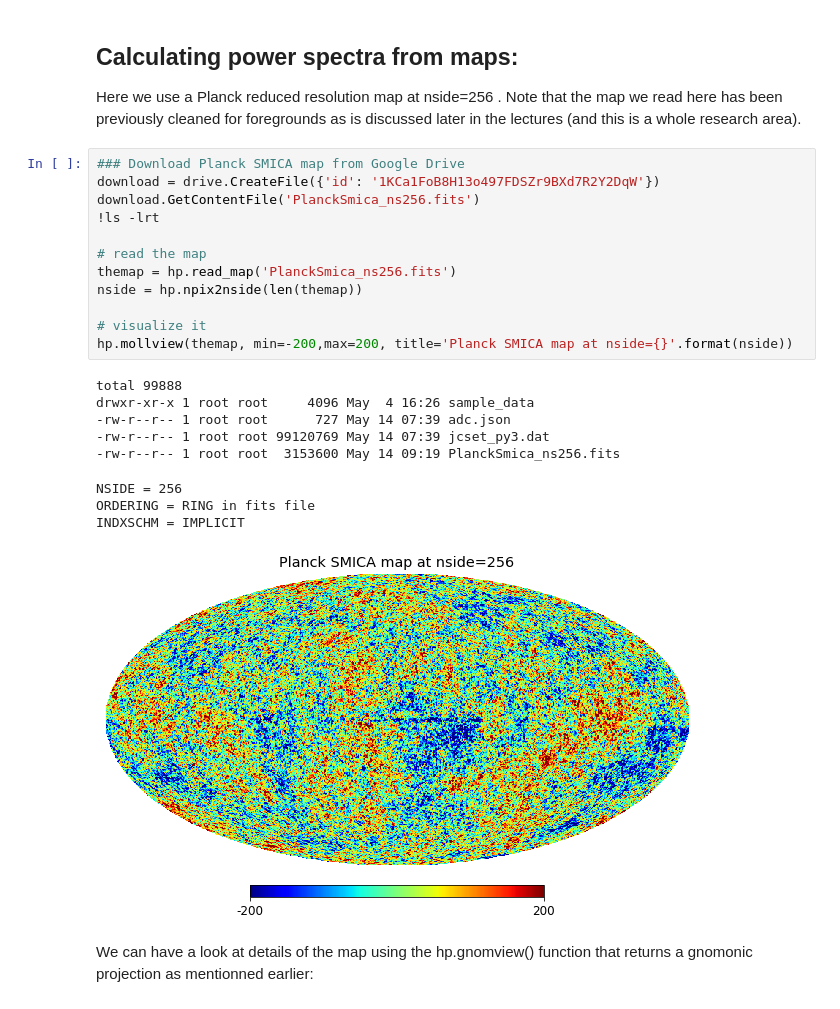
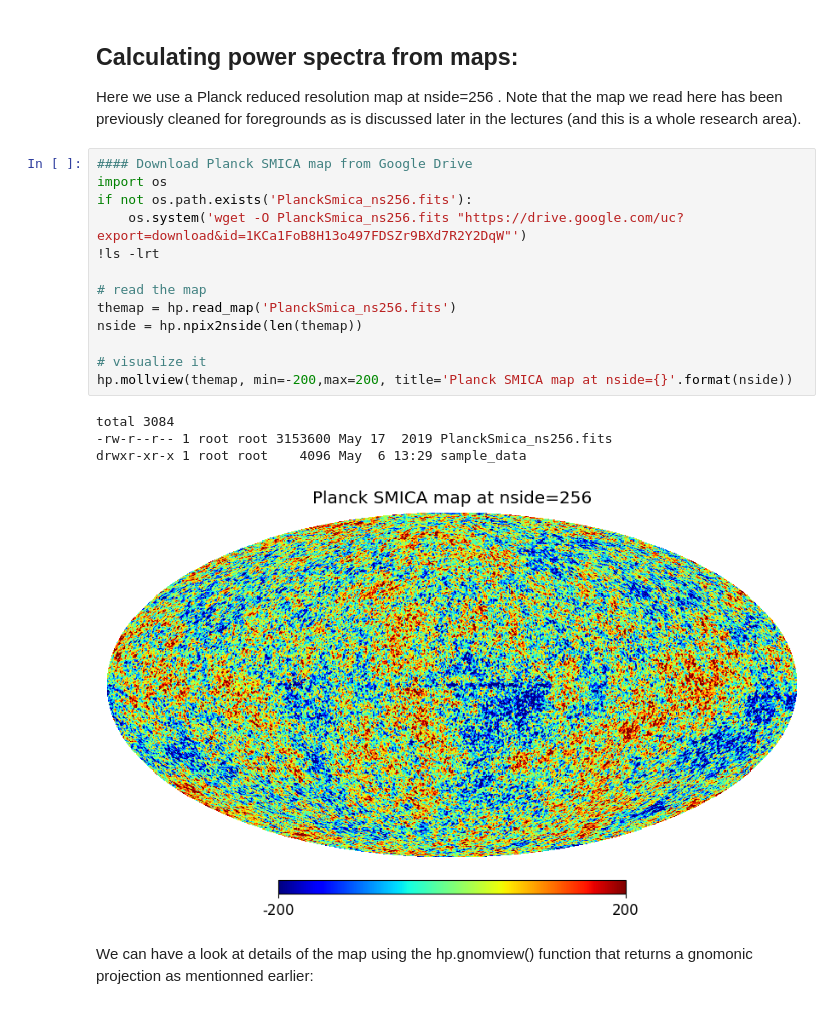
Before and after one commit to jchamilton75/CS-ST4-Cosmo-2020, a Jupyter notebook: ST4_2020_Cosmology_TD3.ipynb, the cells around one changed output. Drawn from its saved outputs; the diff is of its cells as text.

```diff
--- a/ST4_2020_Cosmology_TD3.ipynb
+++ b/ST4_2020_Cosmology_TD3.ipynb
@@ -312,27 +283,23 @@ Sigma is 0.000000 arcmin (0.000000 rad)
 ## Calculating power spectra from maps:
 Here we use a Planck reduced resolution map at nside=256 . Note that the map we read here has been previously cleaned for foregrounds as is discussed later in the lectures (and this is a whole research area).
 # %%
-### Download Planck SMICA map from Google Drive
-download = drive.CreateFile({'id': '1KCa1FoB8H13o497FDSZr9BXd7R2Y2DqW'})
-download.GetContentFile('PlanckSmica_ns256.fits')
+#### Download Planck SMICA map from Google Drive
+import os
+if not os.path.exists('PlanckSmica_ns256.fits'):
+    os.system('wget -O PlanckSmica_ns256.fits "https://drive.google.com/uc?export=download&id=1KCa1FoB8H13o497FDSZr9BXd7R2Y2DqW"')
 !ls -lrt
 
 # read the map
 themap = hp.read_map('PlanckSmica_ns256.fits')
 nside = hp.npix2nside(len(themap))
 
 # visualize it
 hp.mollview(themap, min=-200,max=200, title='Planck SMICA map at nside={}'.format(nside))
 # %% [output]
-total 99888
-drwxr-xr-x 1 root root     4096 May  4 16:26 sample_data
--rw-r--r-- 1 root root      727 May 14 07:39 adc.json
--rw-r--r-- 1 root root 99120769 May 14 07:39 jcset_py3.dat
--rw-r--r-- 1 root root  3153600 May 14 09:19 PlanckSmica_ns256.fits
+total 3084
+-rw-r--r-- 1 root root 3153600 May 17  2019 PlanckSmica_ns256.fits
+drwxr-xr-x 1 root root    4096 May  6 13:29 sample_data
-NSIDE = 256
-ORDERING = RING in fits file
-INDXSCHM = IMPLICIT
-[figure, old version]
+[figure, new version]
 # %% [markdown]
 We can have a look at details of the map using the hp.gnomview() function that returns a gnomonic projection as mentionned earlier:
 # %%
```
Also changed, not shown: parts of 18 cells of this notebook.
